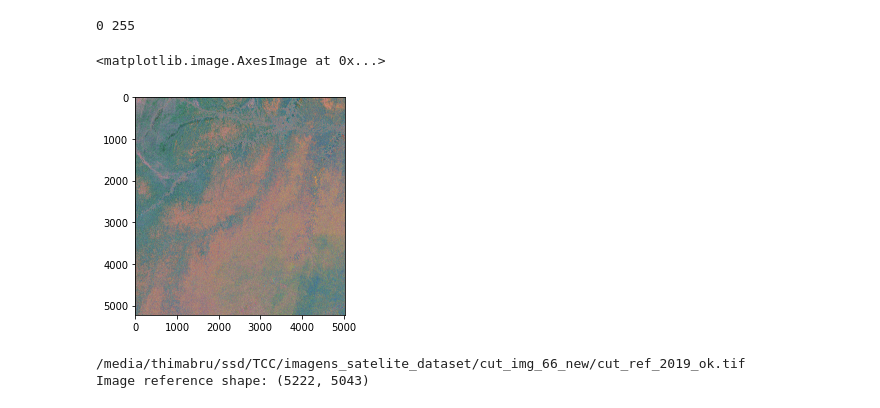
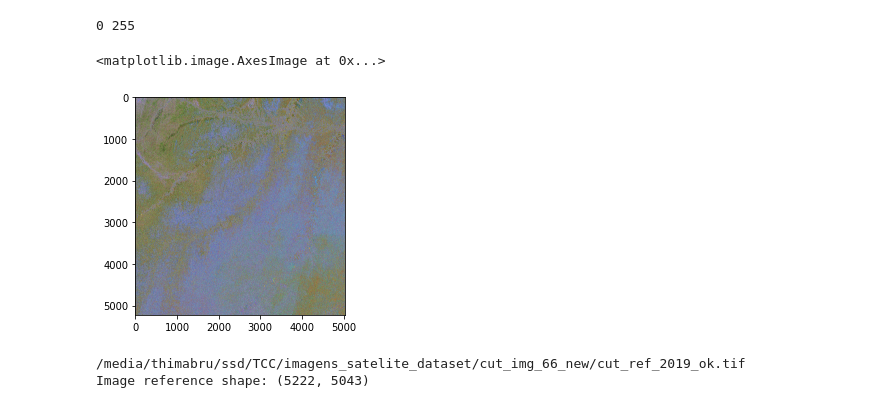
Before and after one commit to thimabru1010/resuneta, a Jupyter notebook: test_notebooks/visualize_amazon_cut_image_new.ipynb, the cells around one changed output. Saved outputs shown, nothing was run; the diff lists cells and outputs as text; code cells hidden in the pictures.

```diff
--- a/test_notebooks/visualize_amazon_cut_image_new.ipynb
+++ b/test_notebooks/visualize_amazon_cut_image_new.ipynb
@@ -75,10 +75,10 @@ print(img_t2_rgb.min(), img_t2_rgb.max())
 # %% [output]
 0 255
 # %%
-plt.imshow(img_t2_bgr)
+plt.imshow(img_t2_rgb)
 # %% [output]
 <matplotlib.image.AxesImage at 0x...>
-[figure, old version]
+[figure, new version]
 # %%
 '''
     0 --> No deforastation
```
Also changed, not shown: parts of 1 cell of this notebook, 4 other files.
